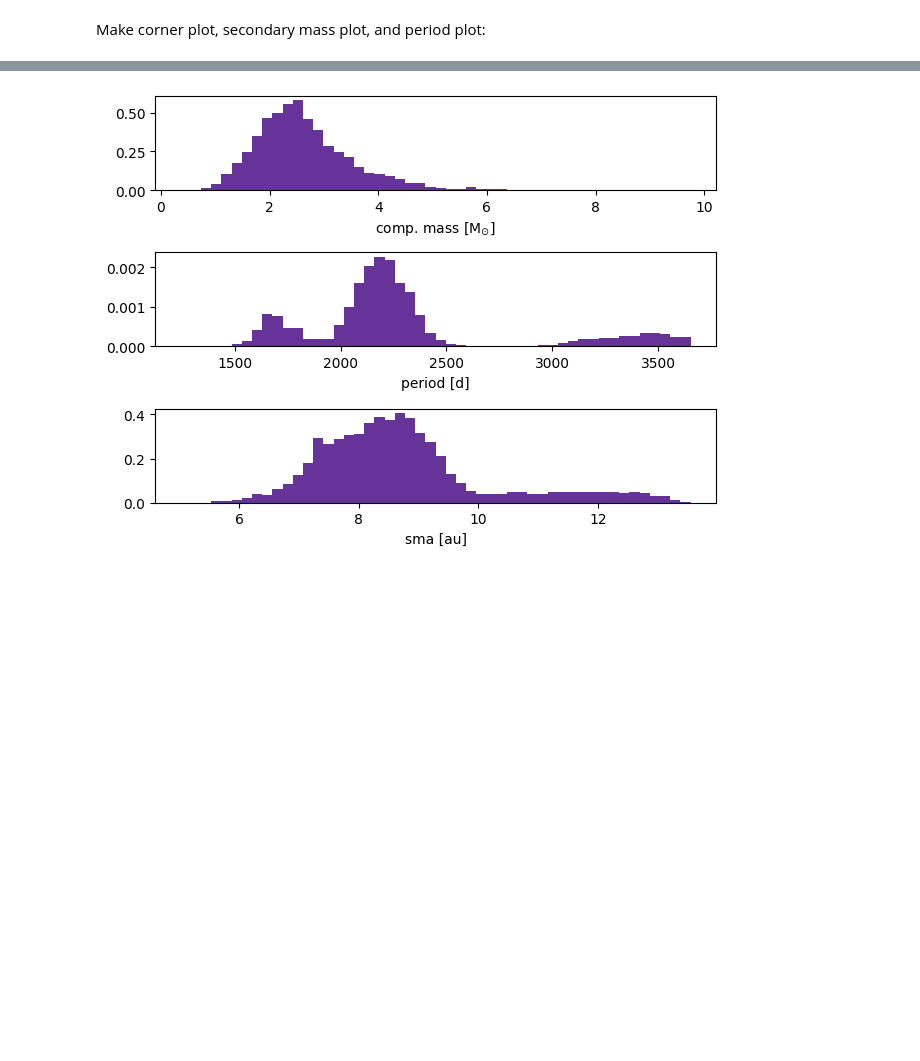
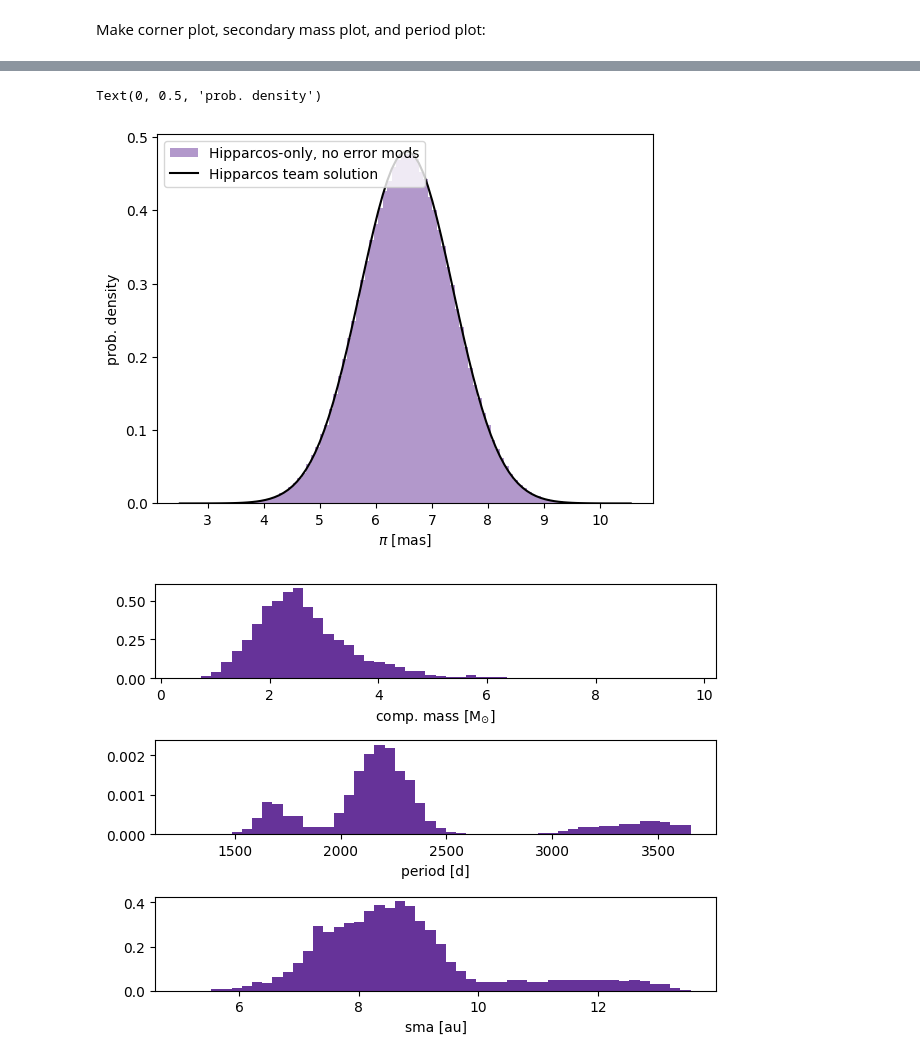
Before and after one commit to sblunt/betelgeuse, a Jupyter notebook: is_it_real.ipynb, the cells around one changed output, grey strips where cells are left out. Cells and saved outputs as stored; diff of their text form; code cells hidden in the pictures; blank space fills up the shorter version.

Commit message:
progress on radec dream plot

```diff
--- a/is_it_real.ipynb
+++ b/is_it_real.ipynb
@@ -5,13 +5,20 @@ import os
 from orbitize import results, plot
 from astropy import units as u, constants as cst
 from astropy.time import Time
+from scipy import stats
+
+# 2b: False, 100, 5_000_000, False, False, False
 
 # load results
 fit_radio = False
+burn = 100
+total_steps = 5_000_000
+renormHIP = False
+dvd = False
+planet = False
 
-# run_name = "planetTrue_dvdFalse_renormHIPFalse_burn100_total50000000"
-run_name = "planetFalse_dvdFalse_renormHIPFalse_fitradio{}_burn0_total20000".format(
-    fit_radio
+run_name = "planet{}_dvd{}_renormHIP{}_fitradio{}_burn{}_total{}".format(
+    planet, dvd, renormHIP, fit_radio, burn, total_steps
 )
 beetle_results = results.Results()
 beetle_results.load_results("results/{}.hdf5".format(run_name))
@@ -35,3 +42,29 @@ NameError: name 'fit_radio' is not defined
+# %%
+# compare parallax
+
+plt.figure()
+hts, bins, _ = plt.hist(
+    beetle_results.post[:, beetle_results.system.param_idx["plx"]],
+    bins=100,
+    label="Hipparcos-only, no error mods",
+    density=True,
+    color="rebeccapurple",
+    alpha=0.5,
+)
+
+# overplot Hipparcos team solution
+plt.plot(
+    bins,
+    stats.norm.pdf(bins, 6.55, 0.83),
+    label="Hipparcos team solution",
+    color="k",
+)
+plt.legend()
+plt.xlabel("$\pi$ [mas]")
+plt.ylabel("prob. density")
+# %% [output]
+Text(0, 0.5, 'prob. density')
+[figure, added]
 # %%
 fig, ax = plt.subplots(3, 1)
 ax[0].hist(
```
Also changed, not shown: parts of 6 cells of this notebook, 5 other files.
